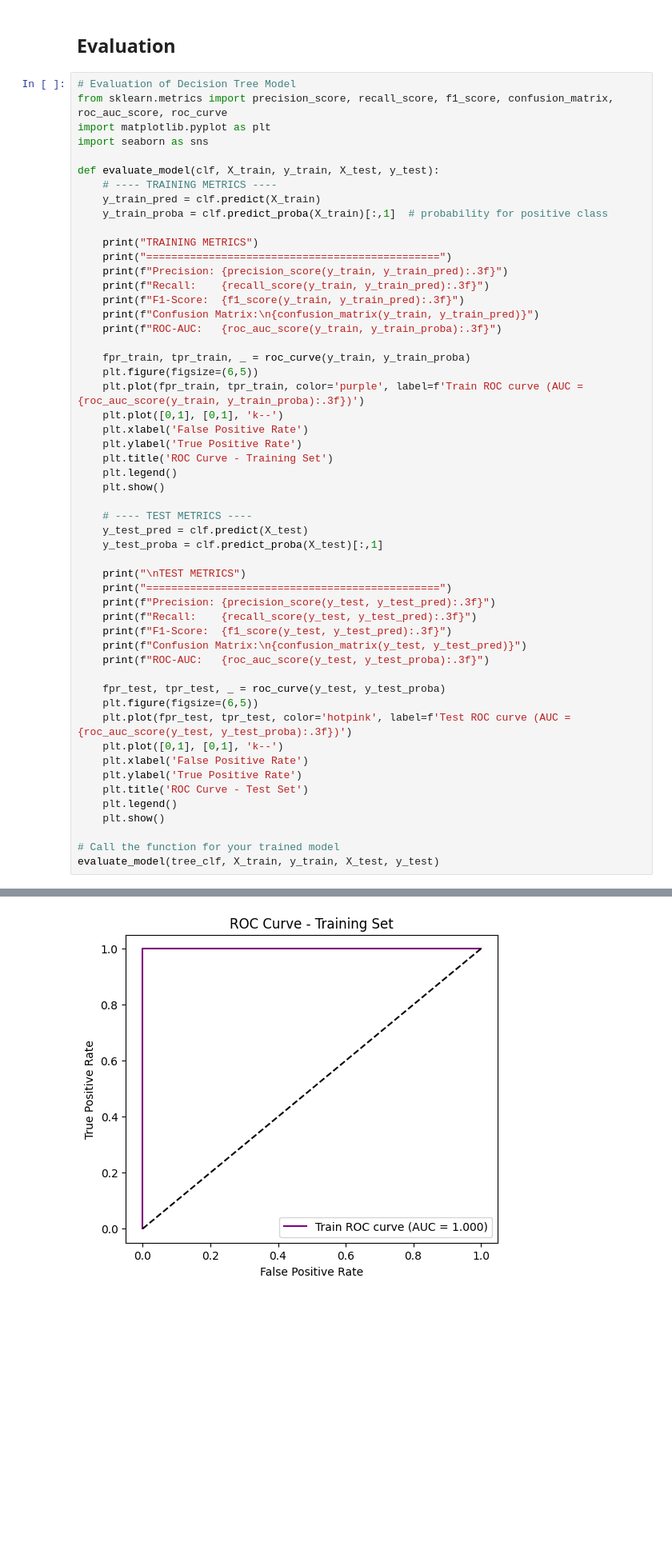
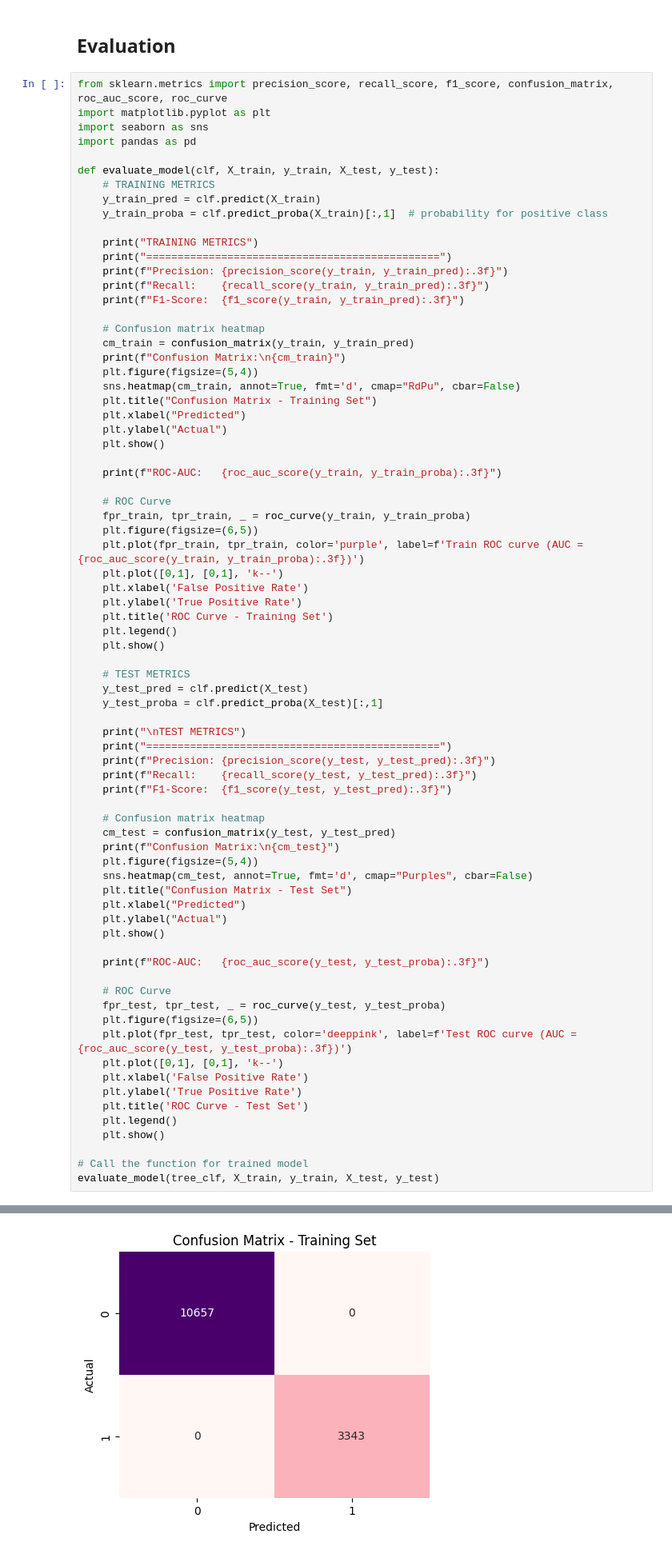
Before and after one commit to faridaikram/W2025, a Jupyter notebook: Classification_Mini_Project.ipynb, the cells around one changed output, grey strips where cells are left out. Shown: that part at 80% size. Saved outputs shown, nothing was run; the diff lists cells and outputs as text; blank space fills up the shorter version.

```diff
--- a/Classification_Mini_Project.ipynb
+++ b/Classification_Mini_Project.ipynb
@@ -507,13 +507,13 @@ If the applicant’s monthly income is less than or equal to 5979, and also less
 # %% [markdown]
 ## Evaluation
 # %%
-# Evaluation of Decision Tree Model
 from sklearn.metrics import precision_score, recall_score, f1_score, confusion_matrix, roc_auc_score, roc_curve
 import matplotlib.pyplot as plt
 import seaborn as sns
+import pandas as pd
 
 def evaluate_model(clf, X_train, y_train, X_test, y_test):
-    # ---- TRAINING METRICS ----
+    # TRAINING METRICS
     y_train_pred = clf.predict(X_train)
     y_train_proba = clf.predict_proba(X_train)[:,1]  # probability for positive class
 
@@ -522,9 +522,20 @@ def evaluate_model(clf, X_train, y_train, X_test, y_test):
     print(f"Precision: {precision_score(y_train, y_train_pred):.3f}")
     print(f"Recall:    {recall_score(y_train, y_train_pred):.3f}")
     print(f"F1-Score:  {f1_score(y_train, y_train_pred):.3f}")
-    print(f"Confusion Matrix:\n{confusion_matrix(y_train, y_train_pred)}")
+
+    # Confusion matrix heatmap
+    cm_train = confusion_matrix(y_train, y_train_pred)
+    print(f"Confusion Matrix:\n{cm_train}")
+    plt.figure(figsize=(5,4))
+    sns.heatmap(cm_train, annot=True, fmt='d', cmap="RdPu", cbar=False)
+    plt.title("Confusion Matrix - Training Set")
+    plt.xlabel("Predicted")
+    plt.ylabel("Actual")
+    plt.show()
+
     print(f"ROC-AUC:   {roc_auc_score(y_train, y_train_proba):.3f}")
 
+    # ROC Curve
     fpr_train, tpr_train, _ = roc_curve(y_train, y_train_proba)
     plt.figure(figsize=(6,5))
     plt.plot(fpr_train, tpr_train, color='purple', label=f'Train ROC curve (AUC = {roc_auc_score(y_train, y_train_proba):.3f})')
@@ -535,7 +546,7 @@ def evaluate_model(clf, X_train, y_train, X_test, y_test):
     plt.legend()
     plt.show()
 
-    # ---- TEST METRICS ----
+    # TEST METRICS
     y_test_pred = clf.predict(X_test)
     y_test_proba = clf.predict_proba(X_test)[:,1]
 
@@ -544,12 +555,23 @@ def evaluate_model(clf, X_train, y_train, X_test, y_test):
     print(f"Precision: {precision_score(y_test, y_test_pred):.3f}")
     print(f"Recall:    {recall_score(y_test, y_test_pred):.3f}")
     print(f"F1-Score:  {f1_score(y_test, y_test_pred):.3f}")
-    print(f"Confusion Matrix:\n{confusion_matrix(y_test, y_test_pred)}")
+
+    # Confusion matrix heatmap
+    cm_test = confusion_matrix(y_test, y_test_pred)
+    print(f"Confusion Matrix:\n{cm_test}")
+    plt.figure(figsize=(5,4))
+    sns.heatmap(cm_test, annot=True, fmt='d', cmap="Purples", cbar=False)
+    plt.title("Confusion Matrix - Test Set")
+    plt.xlabel("Predicted")
+    plt.ylabel("Actual")
+    plt.show()
+
     print(f"ROC-AUC:   {roc_auc_score(y_test, y_test_proba):.3f}")
 
+    # ROC Curve
     fpr_test, tpr_test, _ = roc_curve(y_test, y_test_proba)
     plt.figure(figsize=(6,5))
-    plt.plot(fpr_test, tpr_test, color='hotpink', label=f'Test ROC curve (AUC = {roc_auc_score(y_test, y_test_proba):.3f})')
+    plt.plot(fpr_test, tpr_test, color='deeppink', label=f'Test ROC curve (AUC = {roc_auc_score(y_test, y_test_proba):.3f})')
     plt.plot([0,1], [0,1], 'k--')
     plt.xlabel('False Positive Rate')
     plt.ylabel('True Positive Rate')
@@ -557,7 +579,7 @@ def evaluate_model(clf, X_train, y_train, X_test, y_test):
     plt.legend()
     plt.show()
 
-# Call the function for your trained model
+# Call the function for trained model
 evaluate_model(tree_clf, X_train, y_train, X_test, y_test)
 # %% [output]
 TRAINING METRICS
@@ -572 +593 @@ ROC-AUC:   1.000
-[figure, old version]
+[figure, new version]
```
Also changed, not shown: parts of 2 cells of this notebook.
